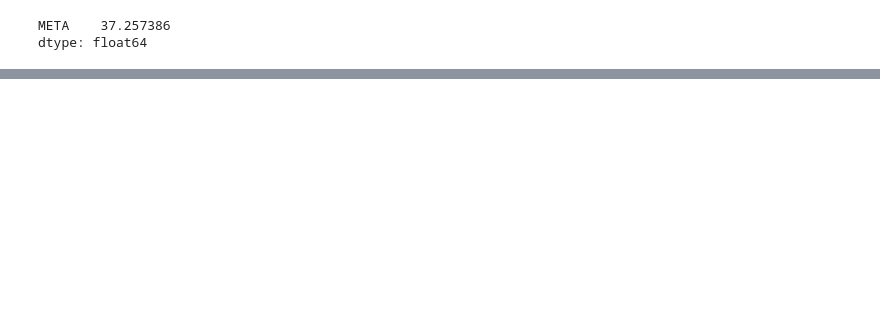
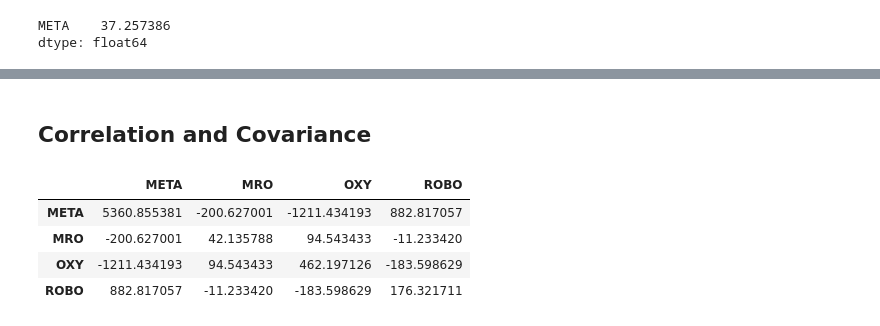
Before and after one commit to UditKarth/Quant, a Jupyter notebook: Algorithmic Trading Python.ipynb, the cells around one changed output, grey strips where cells are left out. Cells and saved outputs as stored; diff of their text form; code cells hidden in the pictures; blank space fills up the shorter version.

```diff
--- a/Algorithmic Trading Python.ipynb
+++ b/Algorithmic Trading Python.ipynb
@@ -549,0 +574,10 @@ ret.describe().T #makes a table
+# %% [markdown]
+## Correlation and Covariance
+# %%
+returns.cov() #shows covariance, or how variables change in the same time frame
+# %% [output]
+|  | META | MRO | OXY | ROBO |
+| META | 5360.855381 | -200.627001 | -1211.434193 | 882.817057 |
+| MRO | -200.627001 | 42.135788 | 94.543433 | -11.233420 |
+| OXY | -1211.434193 | 94.543433 | 462.197126 | -183.598629 |
+| ROBO | 882.817057 | -11.233420 | -183.598629 | 176.321711 |
```
Also changed, not shown: parts of 17 cells of this notebook.
